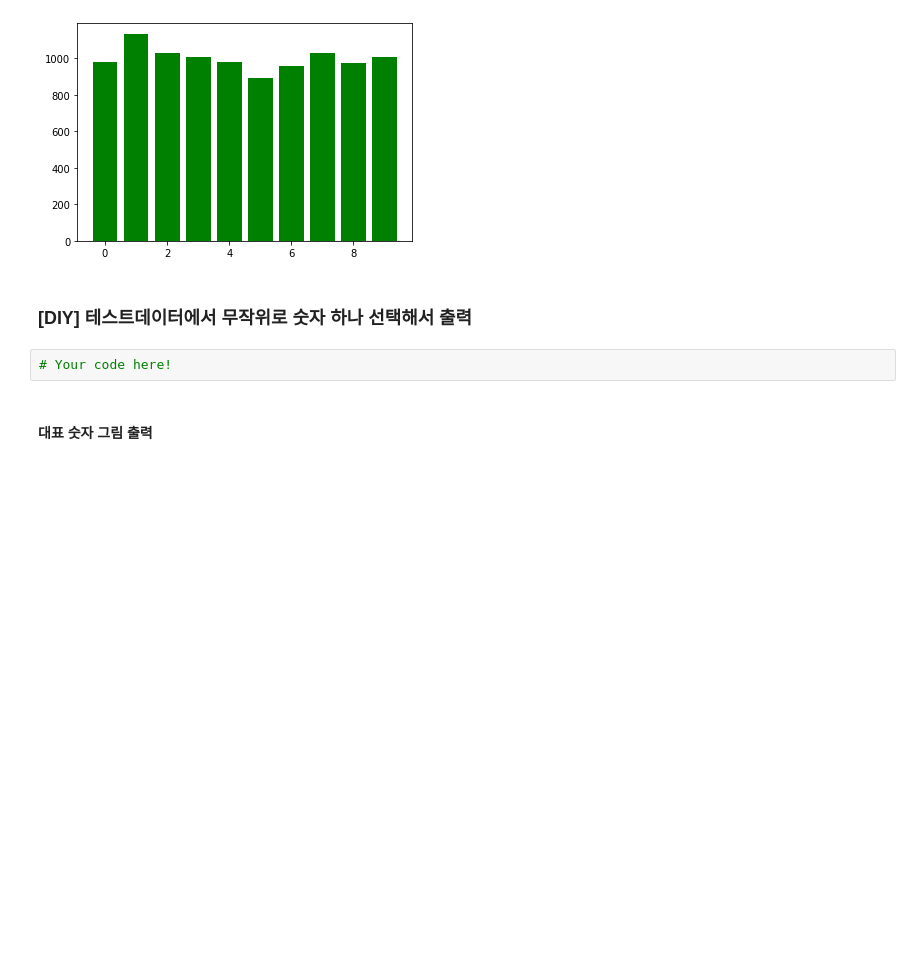
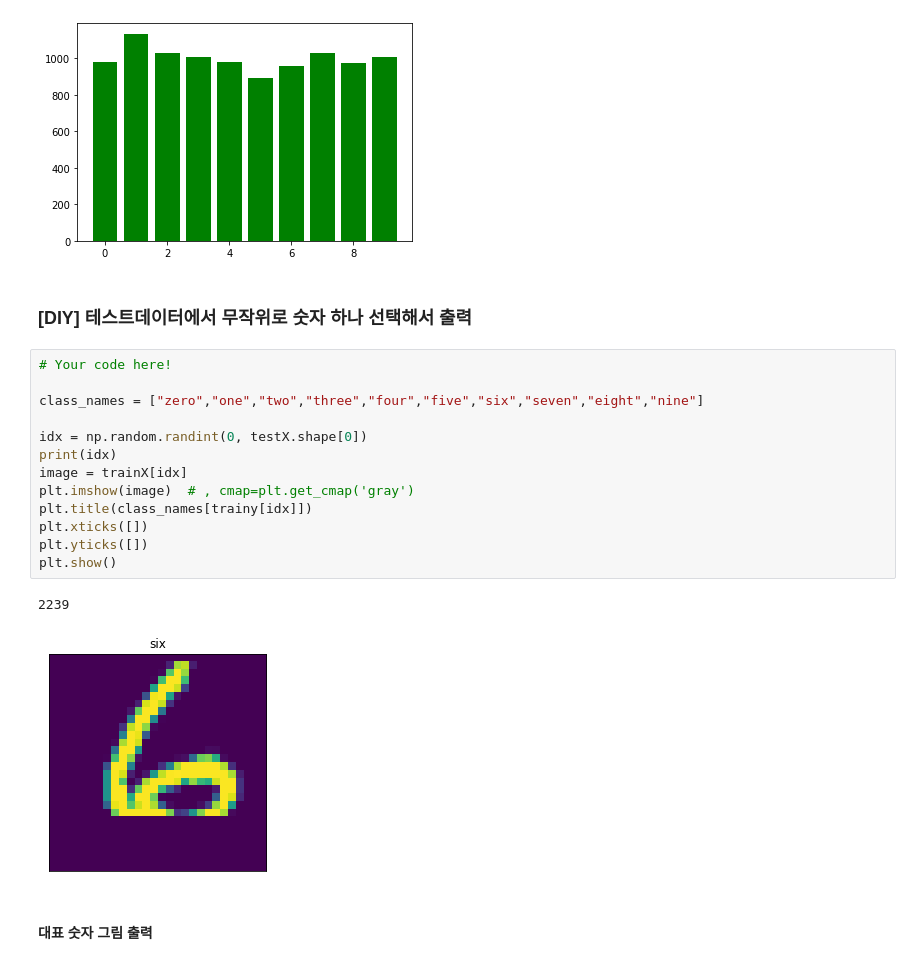
Before and after one commit to w2j1y12/pdm17, a Jupyter notebook: py-tensorflow/tf2_1_datasets_cv_I.ipynb, the cells around one changed output. Saved outputs shown, nothing was run; the diff lists cells and outputs as text; blank space fills up the shorter version.

```diff
--- a/py-tensorflow/tf2_1_datasets_cv_I.ipynb
+++ b/py-tensorflow/tf2_1_datasets_cv_I.ipynb
@@ -213,8 +210,22 @@ plt.bar(list(mnist_test_dic.keys()), mnist_test_dic.values(), color='g')
 [figure]
 # %% [markdown]
 ### [DIY] 테스트데이터에서 무작위로 숫자 하나 선택해서 출력
-# %%
-# Your code here!
+# %%
+# Your code here!
+
+class_names = ["zero","one","two","three","four","five","six","seven","eight","nine"]
+
+idx = np.random.randint(0, testX.shape[0])
+print(idx)
+image = trainX[idx]
+plt.imshow(image)  # , cmap=plt.get_cmap('gray')
+plt.title(class_names[trainy[idx]])
+plt.xticks([])
+plt.yticks([])
+plt.show()
+# %% [output]
+2239
+[figure, added]
 # %% [markdown]
 #### 대표 숫자 그림 출력
 # %%
```
Also changed, not shown: parts of 9 cells of this notebook.
